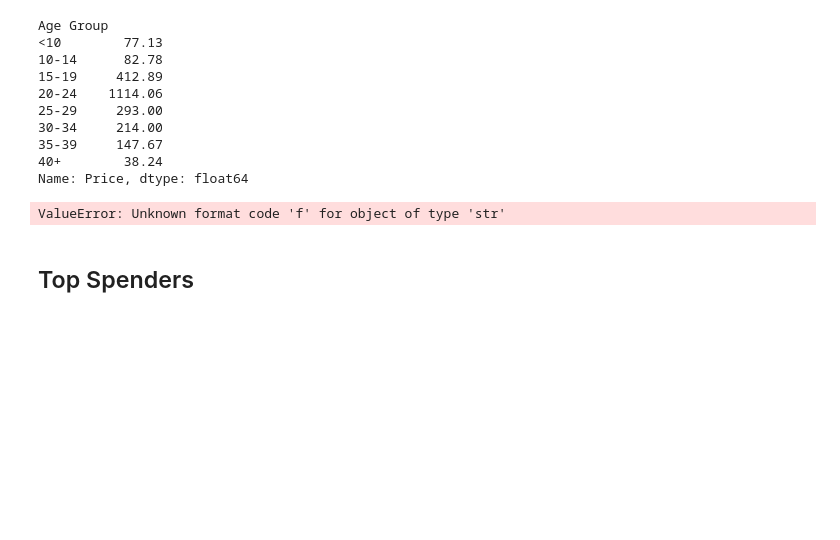
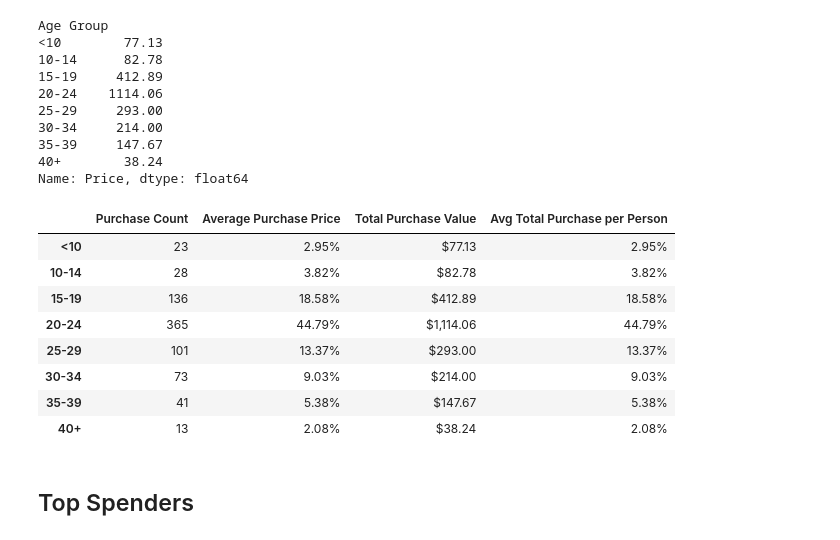
Before and after one commit to SakiSugio/pandas-challenge, a Jupyter notebook: HeroesOfPymoli/HeroesOfPymoli.ipynb, the cells around one changed output. Saved outputs shown, nothing was run; the diff lists cells and outputs as text; code cells hidden in the pictures; blank space fills up the shorter version.

```diff
--- a/HeroesOfPymoli/HeroesOfPymoli.ipynb
+++ b/HeroesOfPymoli/HeroesOfPymoli.ipynb
@@ -345,20 +345,28 @@ Name: Price, dtype: float64
 # %%
 # create a new DataFrame object
 age_bin_purchase_analysis = pd.DataFrame ({
 "Purchase Count" : purchase_count,
 "Average Purchase Price" : percent_age_group,
 "Total Purchase Value" : sum_purchase_value_age,
 "Avg Total Purchase per Person" : percent_age_group
 })
 
 # format "Total Purchase Value", "Total Purchase Value"
-age_bin_purchase_analysis["Total Purchase Value"] = purchasing_analysis_gender["Total Purchase Value"].map("${:,.2f}".format)
-purchasing_analysis_gender["Average Purchase Price"] = purchasing_analysis_gender["Average Purchase Price"].map("${:,.2f}".format)
-purchasing_analysis_gender["Avg Total Purchase per Person"] = purchasing_analysis_gender["Avg Total Purchase per Person"].map("${:,.2f}".format)
+age_bin_purchase_analysis["Total Purchase Value"] = age_bin_purchase_analysis["Total Purchase Value"].map("${:,.2f}".format)
+# purchasing_analysis_gender["Average Purchase Price"] = purchasing_analysis_gender["Average Purchase Price"].map("${:,.2f}".format)
+# purchasing_analysis_gender["Avg Total Purchase per Person"] = purchasing_analysis_gender["Avg Total Purchase per Person"].map("${:,.2f}".format)
 
 age_bin_purchase_analysis
 # %% [output]
-ValueError: Unknown format code 'f' for object of type 'str'
+|  | Purchase Count | Average Purchase Price | Total Purchase Value | Avg Total Purchase per Person |
+| <10 | 23 | 2.95% | $77.13 | 2.95% |
+| 10-14 | 28 | 3.82% | $82.78 | 3.82% |
+| 15-19 | 136 | 18.58% | $412.89 | 18.58% |
+| 20-24 | 365 | 44.79% | $1,114.06 | 44.79% |
+| 25-29 | 101 | 13.37% | $293.00 | 13.37% |
+| 30-34 | 73 | 9.03% | $214.00 | 9.03% |
+| 35-39 | 41 | 5.38% | $147.67 | 5.38% |
+| 40+ | 13 | 2.08% | $38.24 | 2.08% |
 # %% [markdown]
 ## Top Spenders
 # %% [markdown]
```
